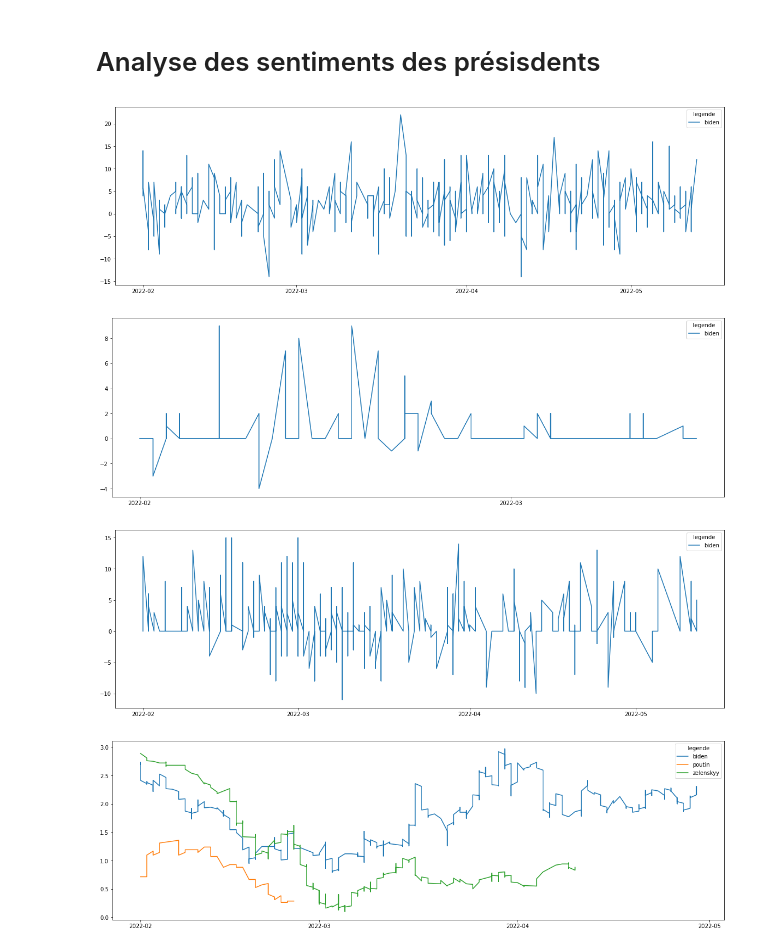
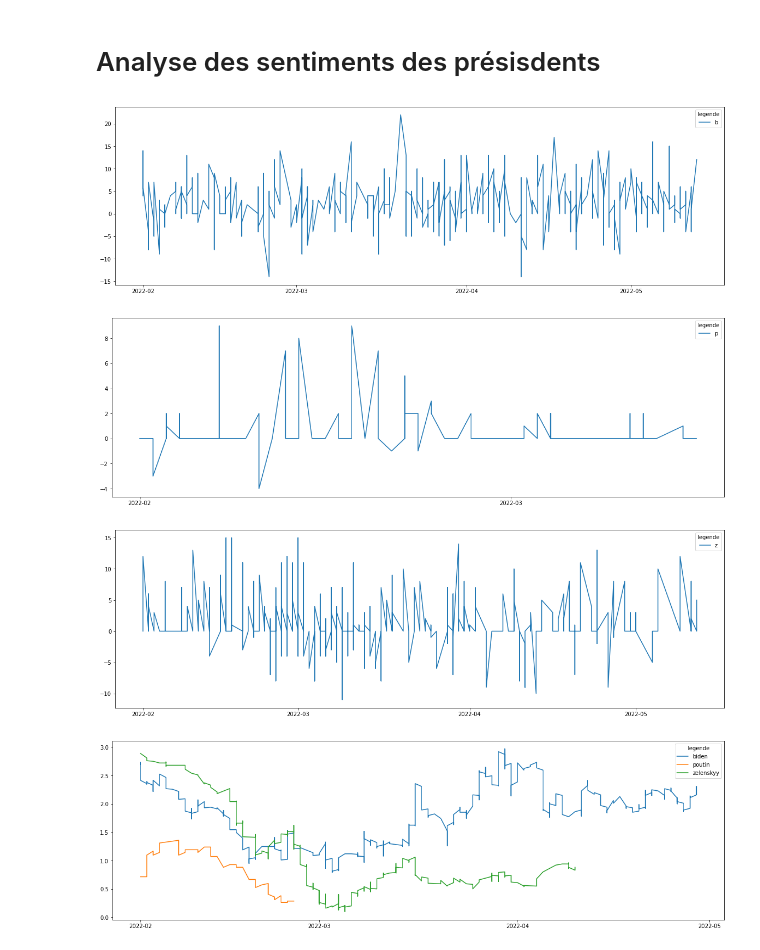
Before and after one commit to Amenay-khl/Osint, a Jupyter notebook: Osint_Uk2.ipynb, the cells around one changed output. Cells and saved outputs as stored; diff of their text form; code cells hidden in the pictures.

```diff
--- a/Osint_Uk2.ipynb
+++ b/Osint_Uk2.ipynb
@@ -700,21 +726,23 @@ for df in presidents:
 # %%
 nom_presidents=['biden','poutin','zelenskyy']
 presidents=[df_POTUS,df_KremlinRussia_E,df_ZelenskyyUa]
 
+i=0
 for df in presidents:
     fig, ax = plt.subplots(figsize=(20, 6))
 
     half_year_locator = mdates.MonthLocator(interval=1)
     year_month_formatter = mdates.DateFormatter("%Y-%m") # four digits for year, two for month
 
     ax.xaxis.set_major_locator(half_year_locator)
     ax.xaxis.set_major_formatter(year_month_formatter) # formatter for major axis only
     ax.plot(df['Date'], df['sentiment'])
-    legend = plt.legend(nom_presidents, title = 'legende')
+    legend = plt.legend(nom_presidents[i], title = 'legende')
+    i+=1
 # %% [output]
-[figure, old version]
+[figure, new version]
 [figure]
-[figure, old version]
+[figure, new version]
 # %%
 nom_presidents=['biden','poutin','zelenskyy']
 presidents=[df_POTUS,df_KremlinRussia_E,df_ZelenskyyUa]
```
Also changed, not shown: parts of 22 cells of this notebook.
